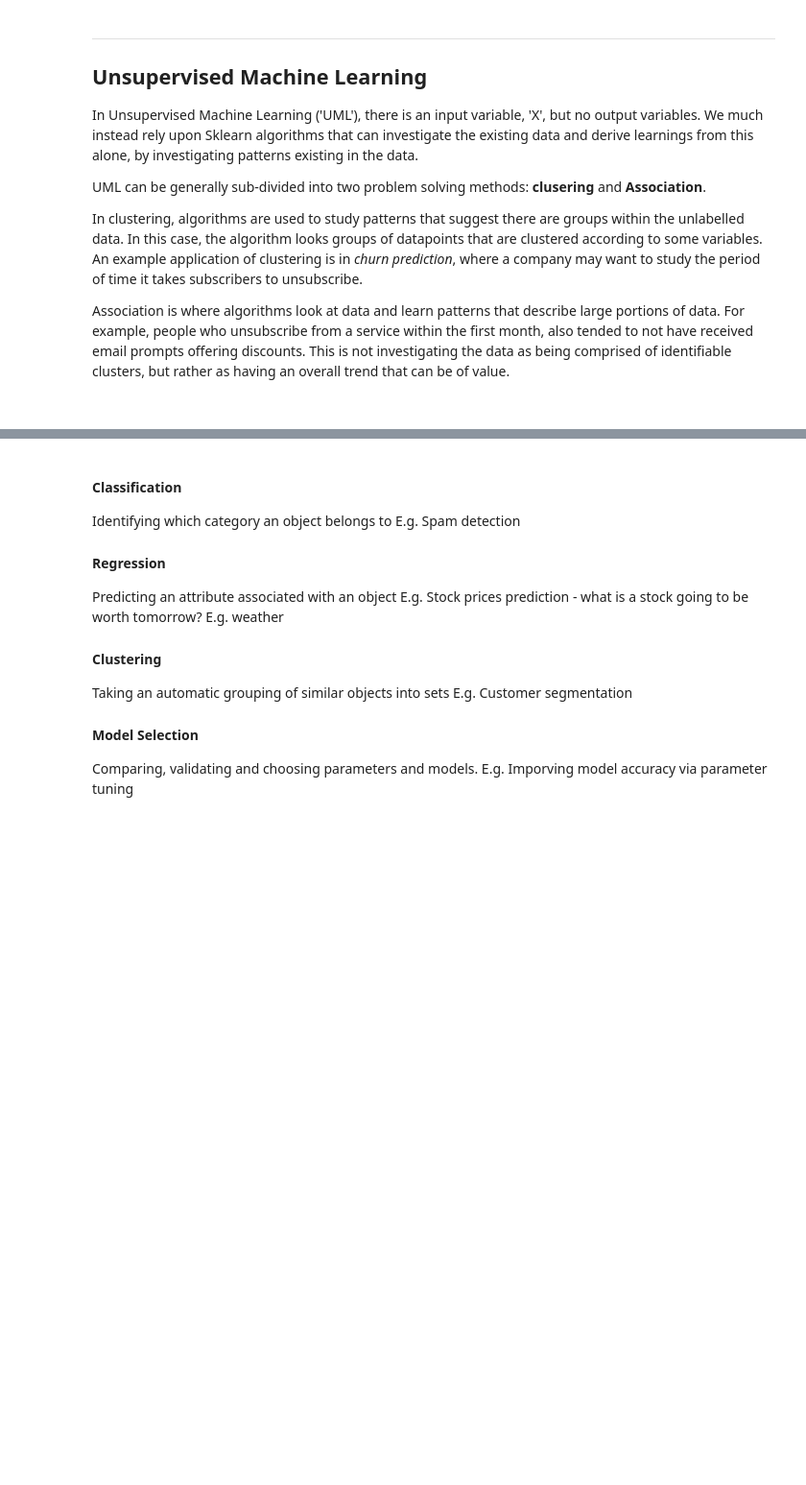
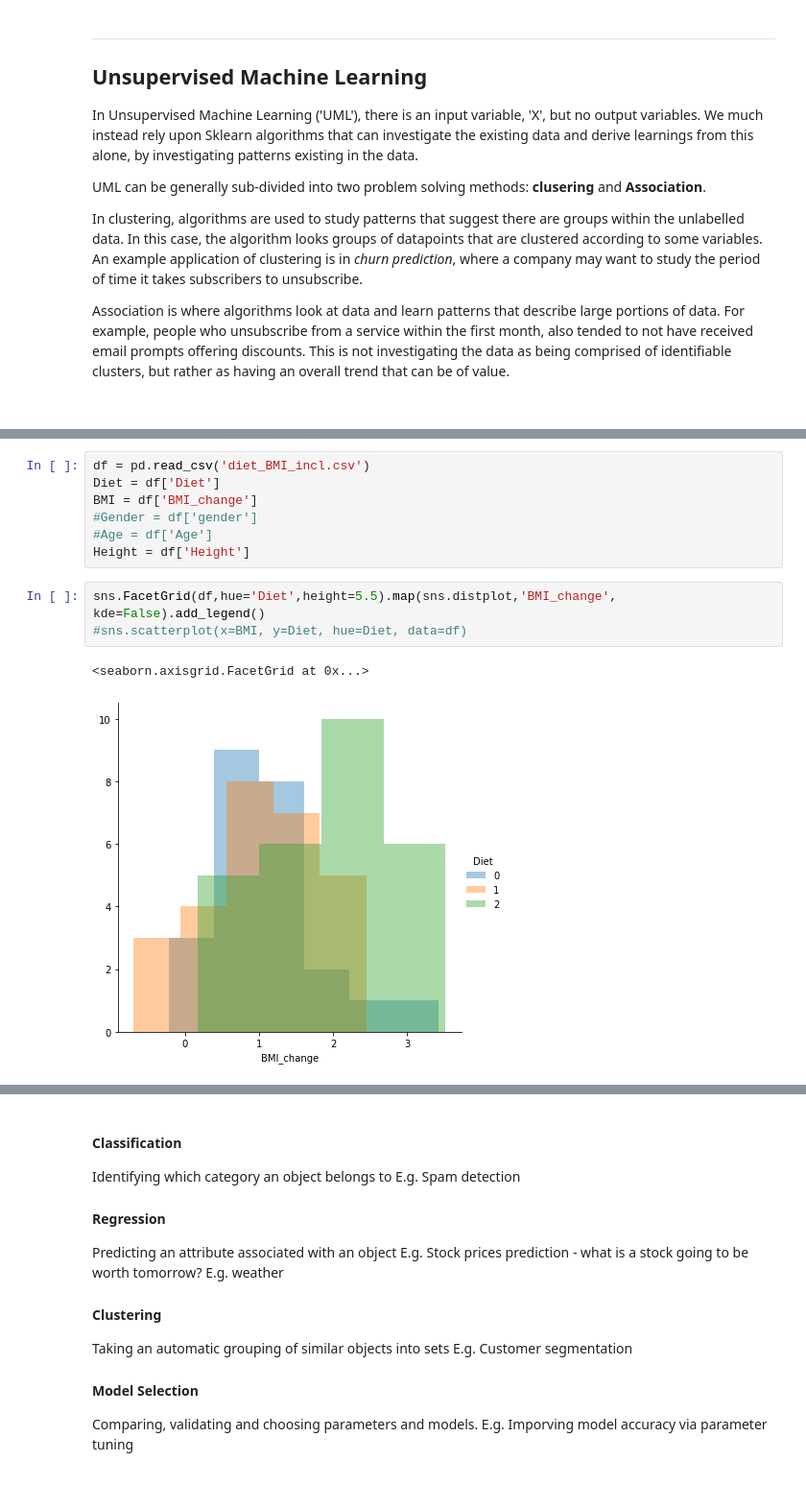
Before and after one commit to PJFinnerty/Machine-Learning-and-Statistics, a Jupyter notebook: SciKit Learn.ipynb, the cells around one changed output, grey strips where cells are left out. Shown: that part at 96% size. Cells and saved outputs as stored; diff of their text form; blank space fills up the shorter version.

```diff
--- a/SciKit Learn.ipynb
+++ b/SciKit Learn.ipynb
@@ -65,0 +112,13 @@ Sklearn is broadly separated into 6 areas of Machine Learning:
+# %%
+df = pd.read_csv('diet_BMI_incl.csv')
+Diet = df['Diet']
+BMI = df['BMI_change']
+#Gender = df['gender']
+#Age = df['Age']
+Height = df['Height']
+# %%
+sns.FacetGrid(df,hue='Diet',height=5.5).map(sns.distplot,'BMI_change', kde=False).add_legend()
+#sns.scatterplot(x=BMI, y=Diet, hue=Diet, data=df)
+# %% [output]
+<seaborn.axisgrid.FacetGrid at 0x...>
+[figure, added]
```
Also changed, not shown: parts of 9 cells of this notebook, 3 other files.
